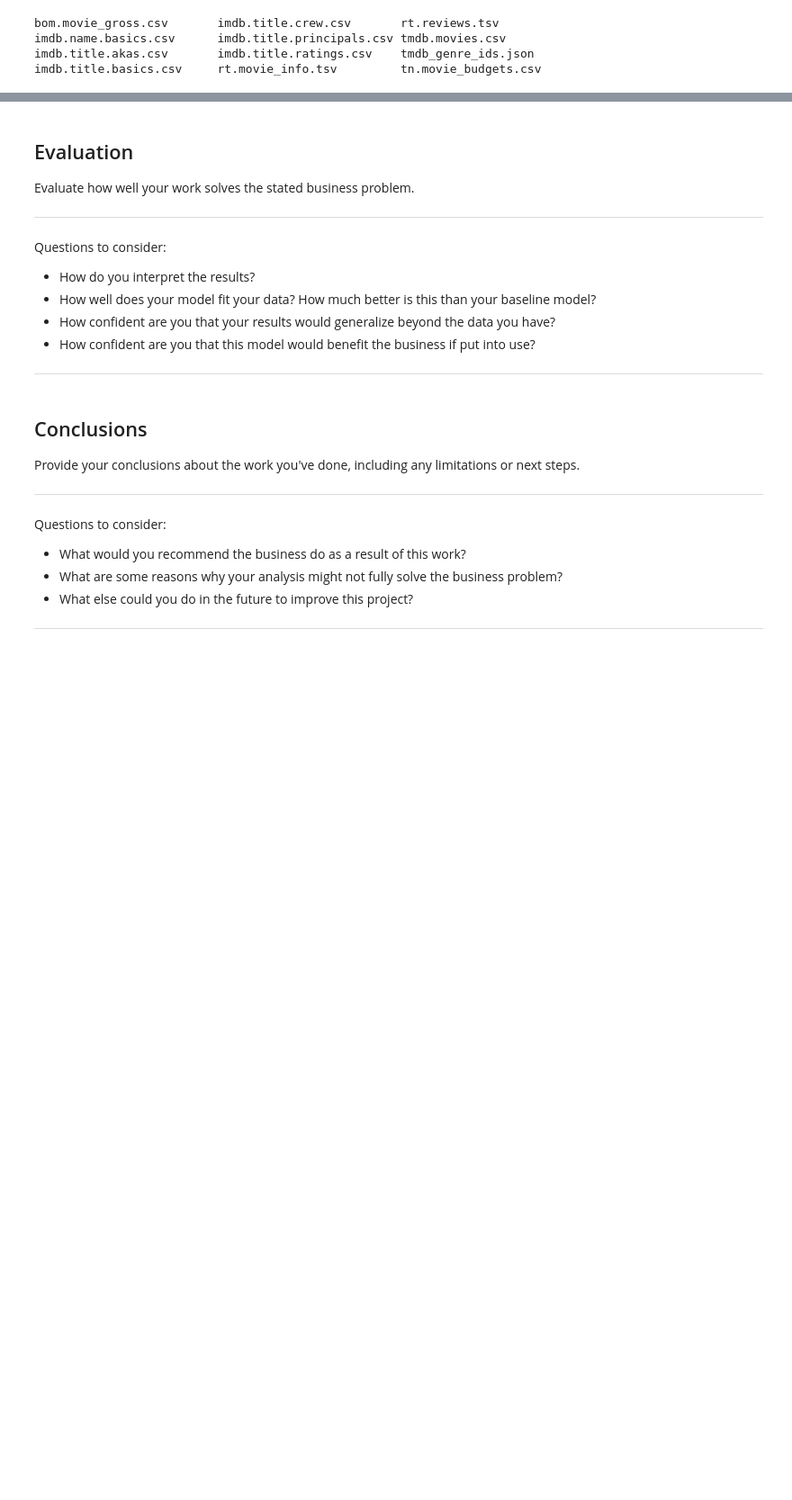
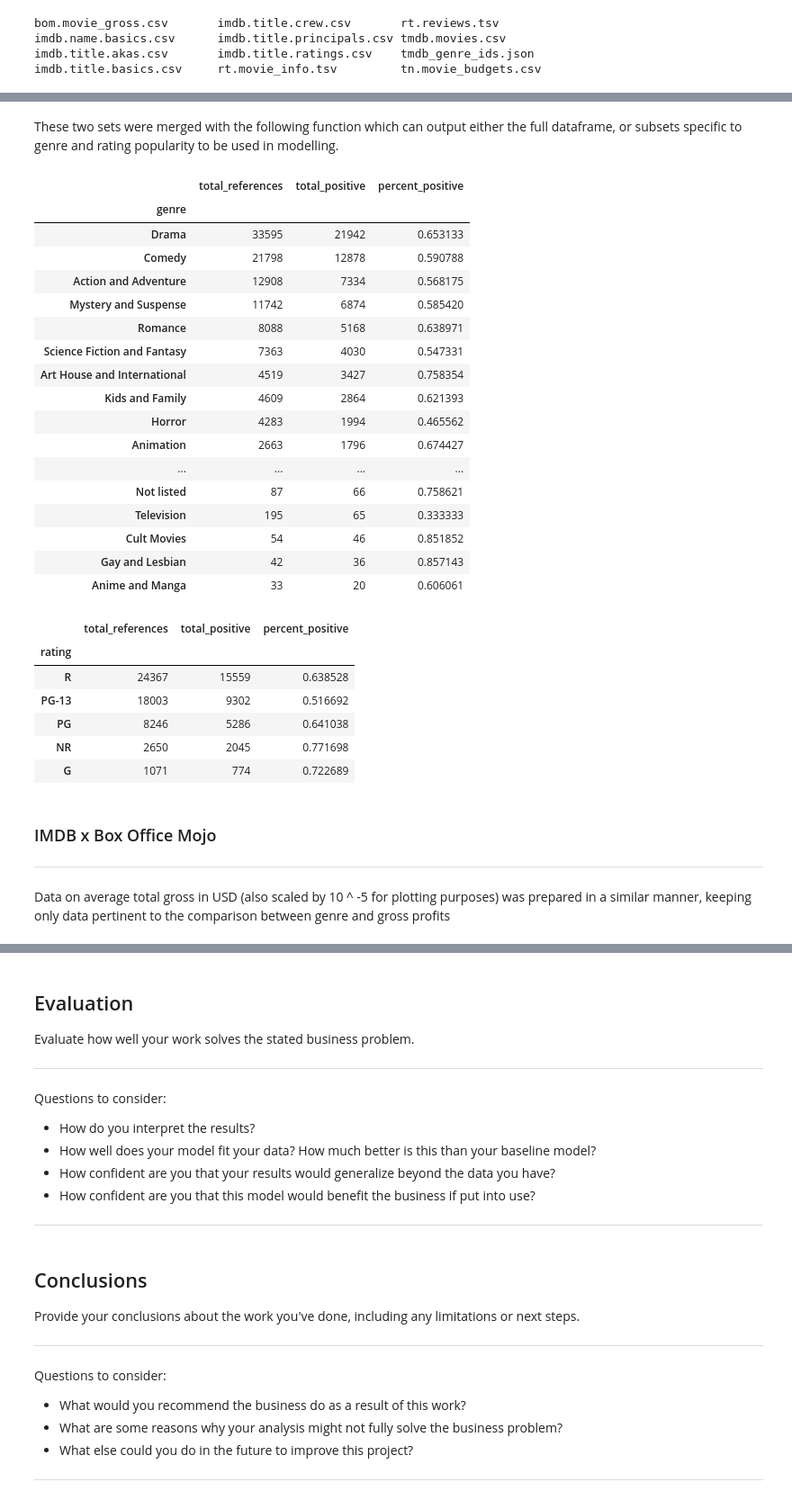
Before and after one commit to iansharff/microsoft_movies, a Jupyter notebook: project_hollywood.ipynb, the cells around one changed output, grey strips where cells are left out. Shown: that part at 90% size. Cells and saved outputs as stored; diff of their text form; code cells hidden in the pictures; blank space fills up the shorter version.

```diff
--- a/project_hollywood.ipynb
+++ b/project_hollywood.ipynb
@@ -227,0 +215,38 @@ Questions to consider:
+# %% [markdown]
+These two sets were merged with the following function which can output either the full dataframe, or subsets specific to genre and rating popularity to be used in modelling.
+# %%
+rt_genre_popularity = dp.merge_rt_data(focus='genre_popularity')
+rt_rating_popularity = dp.merge_rt_data(focus='rating_popularity')
+# %%
+display(rt_genre_popularity, rt_rating_popularity)
+# %% [output]
+|  | total_references | total_positive | percent_positive |
+| genre |  |  |  |
+| Drama | 33595 | 21942 | 0.653133 |
+| Comedy | 21798 | 12878 | 0.590788 |
+| Action and Adventure | 12908 | 7334 | 0.568175 |
+| Mystery and Suspense | 11742 | 6874 | 0.585420 |
+| Romance | 8088 | 5168 | 0.638971 |
+| Science Fiction and Fantasy | 7363 | 4030 | 0.547331 |
+| Art House and International | 4519 | 3427 | 0.758354 |
+| Kids and Family | 4609 | 2864 | 0.621393 |
+| Horror | 4283 | 1994 | 0.465562 |
+| Animation | 2663 | 1796 | 0.674427 |
+| ... | ... | ... | ... |
+| Not listed | 87 | 66 | 0.758621 |
+| Television | 195 | 65 | 0.333333 |
+| Cult Movies | 54 | 46 | 0.851852 |
+| Gay and Lesbian | 42 | 36 | 0.857143 |
+| Anime and Manga | 33 | 20 | 0.606061 |
+|  | total_references | total_positive | percent_positive |
+| rating |  |  |  |
+| R | 24367 | 15559 | 0.638528 |
+| PG-13 | 18003 | 9302 | 0.516692 |
+| PG | 8246 | 5286 | 0.641038 |
+| NR | 2650 | 2045 | 0.771698 |
+| G | 1071 | 774 | 0.722689 |
+# %% [markdown]
+### IMDB x Box Office Mojo
+***
+# %% [markdown]
+Data on average total gross in USD (also scaled by 10 ^ -5 for plotting purposes) was prepared in a similar manner, keeping only data pertinent to the comparison between genre and gross profits
```
Also changed, not shown: parts of 65 cells of this notebook, 2 other files.
